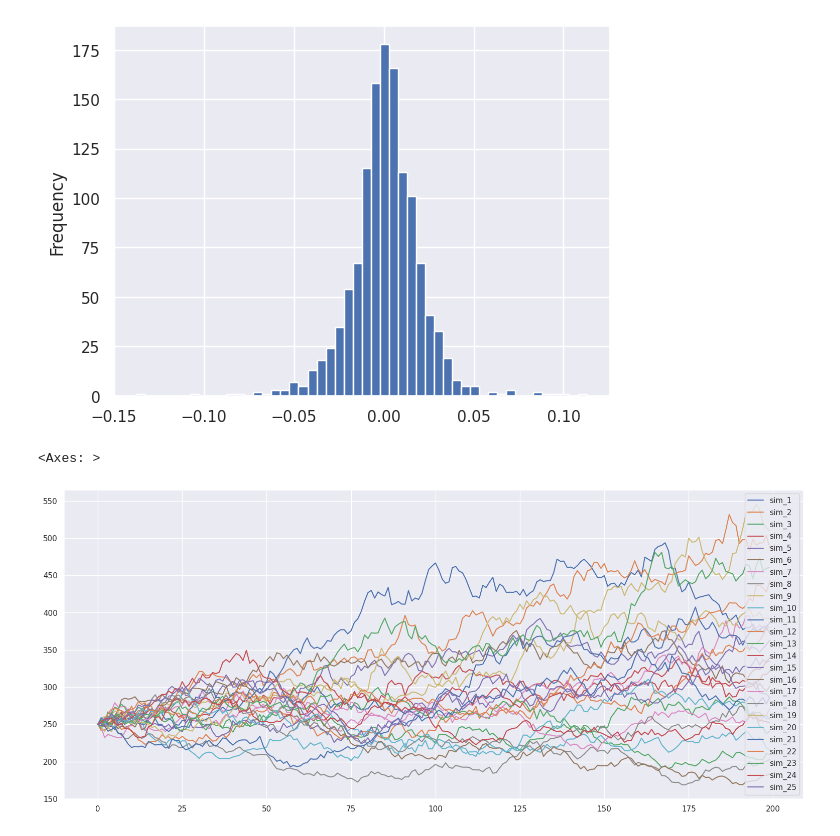
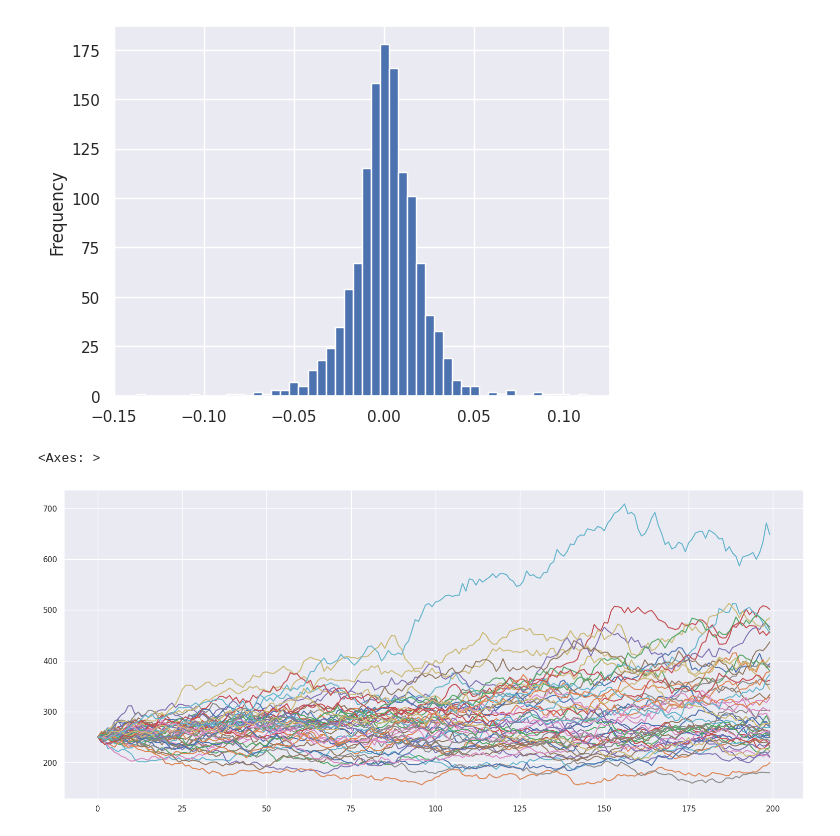
Before and after one commit to DaveQuant/Mathematical-Models-For-Pricing-Options, a Jupyter notebook: Mathematical Models.ipynb, the cells around one changed output. Cells and saved outputs as stored; diff of their text form; code cells hidden in the pictures.

Commit message:
stochastic simulations

```diff
--- a/Mathematical Models.ipynb
+++ b/Mathematical Models.ipynb
@@ -106,7 +106,7 @@ ultimo_valor = new_aapl['AAPL'].iat[-1]
 simulation = pd.DataFrame()
 
 # Número de simulaciones y número de días
-num_simulaciones = 25
+num_simulaciones = 50
 num_dias = 200
 
 for sim in range(num_simulaciones):
@@ -118,7 +118,7 @@ for sim in range(num_simulaciones):
 
     simulation[f'sim_{sim + 1}'] = aux_list  # Guardar la simulación en el DataFrame
 # %%
-simulation.plot(kind = 'line', figsize = (19,8))
+simulation.plot(kind = 'line', figsize = (19,8), legend= False)
 # %% [output]
 <Axes: >
-[figure, old version]
+[figure, new version]
```
